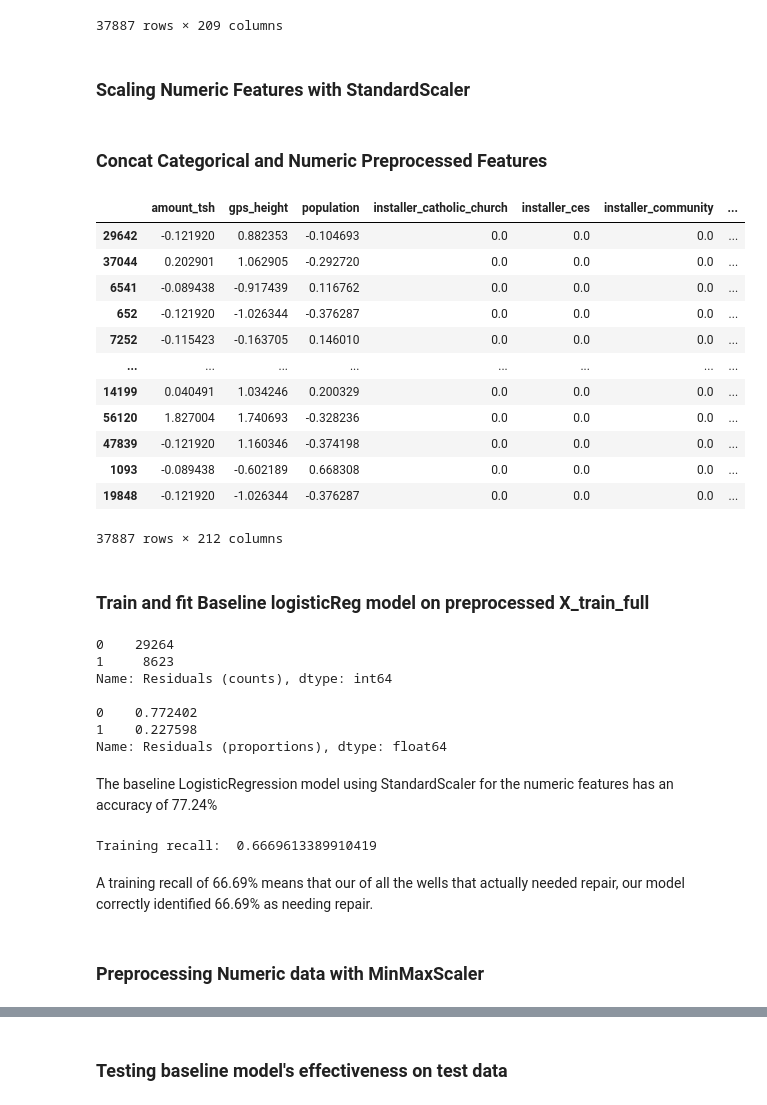
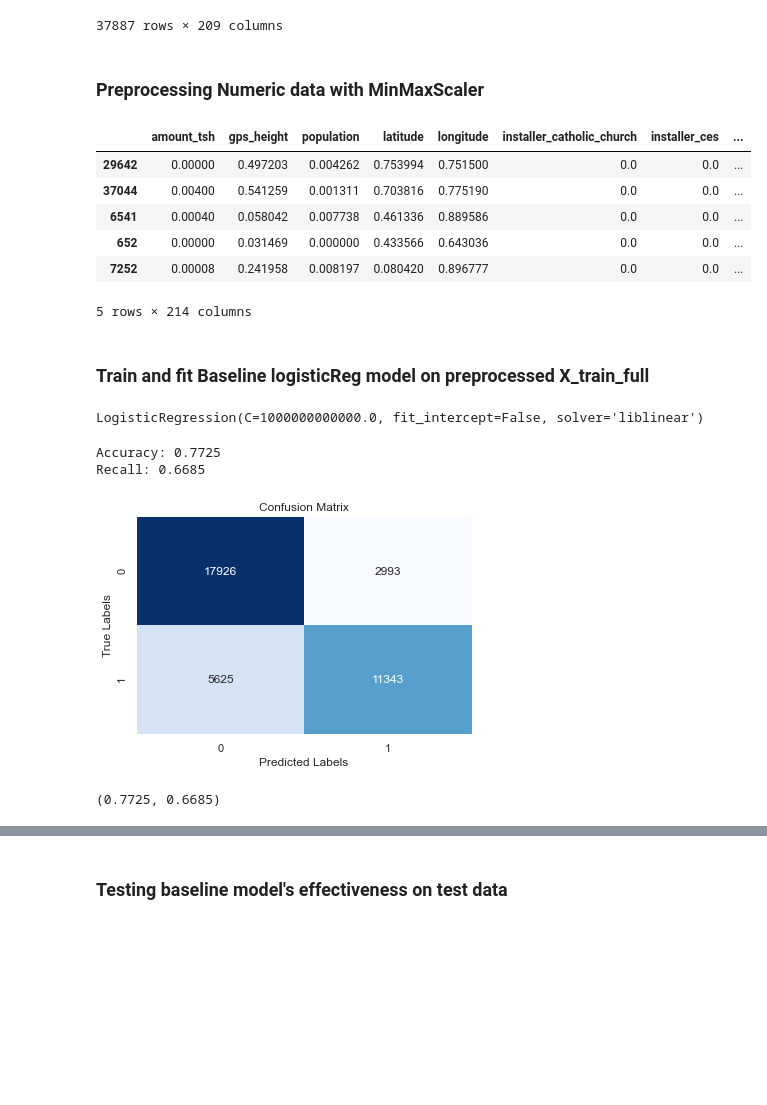
Before and after one commit to ckucewicz/Water_well_classification, a Jupyter notebook: Notebook.ipynb, the cells around one changed output, grey strips where cells are left out. Cells and saved outputs as stored; diff of their text form; code cells hidden in the pictures; blank space fills up the shorter version.

Commit message:
Updated Modeling

```diff
--- a/Notebook.ipynb
+++ b/Notebook.ipynb
@@ -1280,39 +1318,31 @@ X_train_ohe
 | 19848 | 0.0 | 0.0 | 0.0 | 0.0 | 0.0 | ... |
 37887 rows × 209 columns
 # %% [markdown]
-### Scaling Numeric Features with StandardScaler
+### Preprocessing Numeric data with MinMaxScaler
 # %%
-X_train_numeric = X_train[['amount_tsh', 'gps_height', 'population']].copy()
+X_train_numeric = X_train[['amount_tsh', 'gps_height', 'population', 'latitude', 'longitude']].copy()
 
-scaler = StandardScaler()
+minmaxscaler = MinMaxScaler()
 
-scaler.fit(X_train_numeric)
+minmaxscaler.fit(X_train_numeric)
 
 X_train_scaled = pd.DataFrame(
-    scaler.transform(X_train_numeric),
+    minmaxscaler.transform(X_train_numeric),
     index = X_train_numeric.index,
     columns = X_train_numeric.columns
 )
-# %% [markdown]
-### Concat Categorical and Numeric Preprocessed Features
 # %%
 X_train_full = pd.concat([X_train_scaled, X_train_ohe], axis = 1)
 # %%
-X_train_full
+X_train_full.head()
 # %% [output]
-|  | amount_tsh | gps_height | population | installer_catholic_church | installer_ces | installer_community | ... |
-| 29642 | -0.121920 | 0.882353 | -0.104693 | 0.0 | 0.0 | 0.0 | ... |
-| 37044 | 0.202901 | 1.062905 | -0.292720 | 0.0 | 0.0 | 0.0 | ... |
-| 6541 | -0.089438 | -0.917439 | 0.116762 | 0.0 | 0.0 | 0.0 | ... |
-| 652 | -0.121920 | -1.026344 | -0.376287 | 0.0 | 0.0 | 0.0 | ... |
-| 7252 | -0.115423 | -0.163705 | 0.146010 | 0.0 | 0.0 | 0.0 | ... |
-| ... | ... | ... | ... | ... | ... | ... | ... |
-| 14199 | 0.040491 | 1.034246 | 0.200329 | 0.0 | 0.0 | 0.0 | ... |
-| 56120 | 1.827004 | 1.740693 | -0.328236 | 0.0 | 0.0 | 0.0 | ... |
-| 47839 | -0.121920 | 1.160346 | -0.374198 | 0.0 | 0.0 | 0.0 | ... |
-| 1093 | -0.089438 | -0.602189 | 0.668308 | 0.0 | 0.0 | 0.0 | ... |
-| 19848 | -0.121920 | -1.026344 | -0.376287 | 0.0 | 0.0 | 0.0 | ... |
+|  | amount_tsh | gps_height | population | latitude | longitude | installer_catholic_church | installer_ces | ... |
+| 29642 | 0.00000 | 0.497203 | 0.004262 | 0.753994 | 0.751500 | 0.0 | 0.0 | ... |
+| 37044 | 0.00400 | 0.541259 | 0.001311 | 0.703816 | 0.775190 | 0.0 | 0.0 | ... |
+| 6541 | 0.00040 | 0.058042 | 0.007738 | 0.461336 | 0.889586 | 0.0 | 0.0 | ... |
+| 652 | 0.00000 | 0.031469 | 0.000000 | 0.433566 | 0.643036 | 0.0 | 0.0 | ... |
+| 7252 | 0.00008 | 0.241958 | 0.008197 | 0.080420 | 0.896777 | 0.0 | 0.0 | ... |
-37887 rows × 212 columns
+5 rows × 214 columns
 # %% [markdown]
 ### Train and fit Baseline logisticReg model on preprocessed X_train_full
 # %%
@@ -1320,28 +1350,11 @@ logreg = LogisticRegression(fit_intercept = False, C = 1e12, solver= 'liblinear'
 # %%
-model_log = logreg.fit(X_train_full, y_train)
+baseline_logreg.fit(X_train_full, y_train)
+# %% [output]
+LogisticRegression(C=1000000000000.0, fit_intercept=False, solver='liblinear')
 # %%
-y_hat_train = model_log.predict(X_train_full)
+evaluate_model(model_log, X_train_full, y_train)
+# %% [output]
+Accuracy: 0.7725
+Recall: 0.6685
+[figure, added]
+(0.7725, 0.6685)
-# %%
-train_residuals = np.abs(y_train.values.ravel() - y_hat_train)
-
-print(pd.Series(train_residuals, name='Residuals (counts)').value_counts())
-print()
-print(pd.Series(train_residuals, name='Residuals (proportions)').value_counts(normalize=True))
-# %% [output]
-0    29264
-1     8623
-Name: Residuals (counts), dtype: int64
-
-0    0.772402
-1    0.227598
-Name: Residuals (proportions), dtype: float64
-# %% [markdown]
-The baseline LogisticRegression model using StandardScaler for the numeric features has an accuracy of 77.24%
-# %%
-print('Training recall: ', recall_score(y_train, y_hat_train))
-# %% [output]
-Training recall:  0.6669613389910419
-# %% [markdown]
-A training recall of 66.69% means that our of all the wells that actually needed repair, our model correctly identified 66.69% as needing repair.
-# %% [markdown]
-### Preprocessing Numeric data with MinMaxScaler
```
Also changed, not shown: parts of 15 cells of this notebook.
